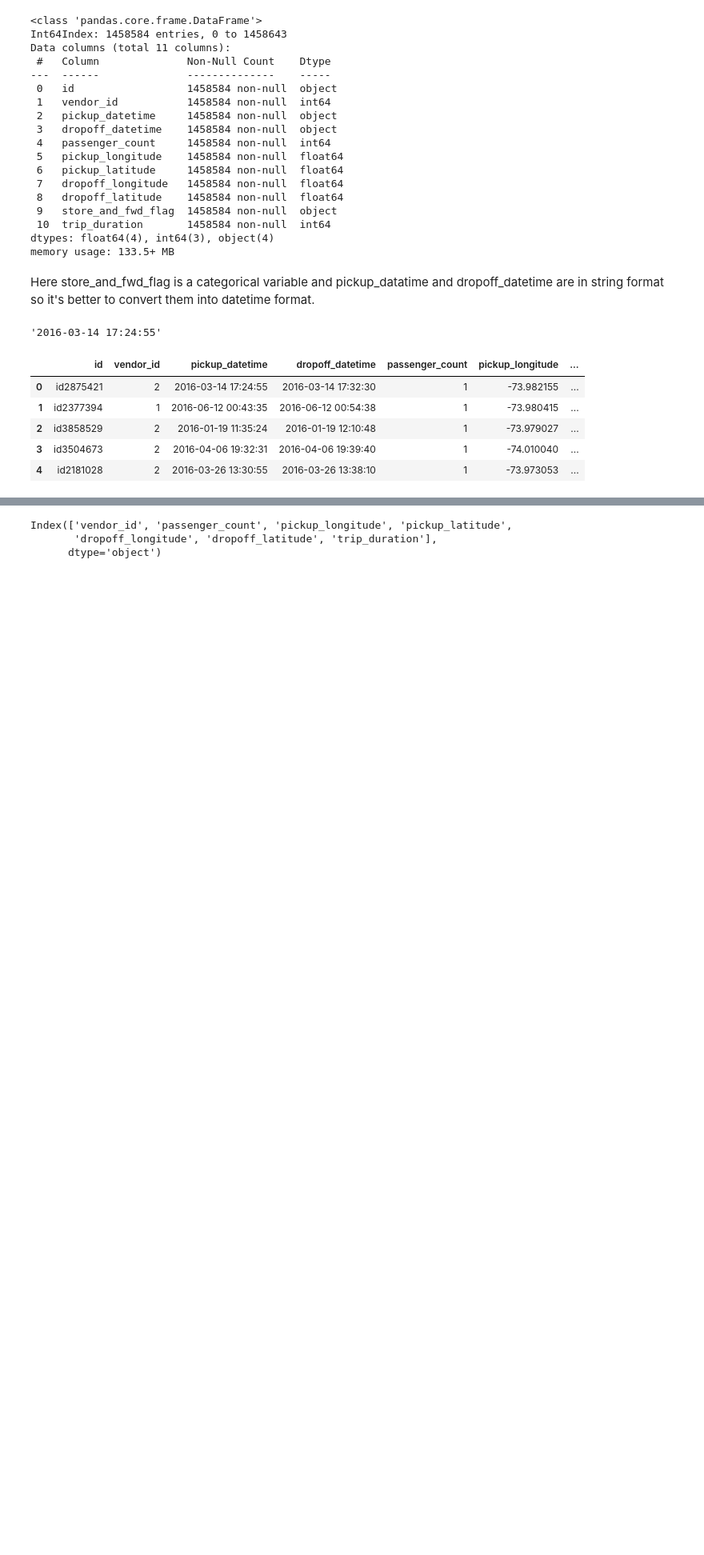
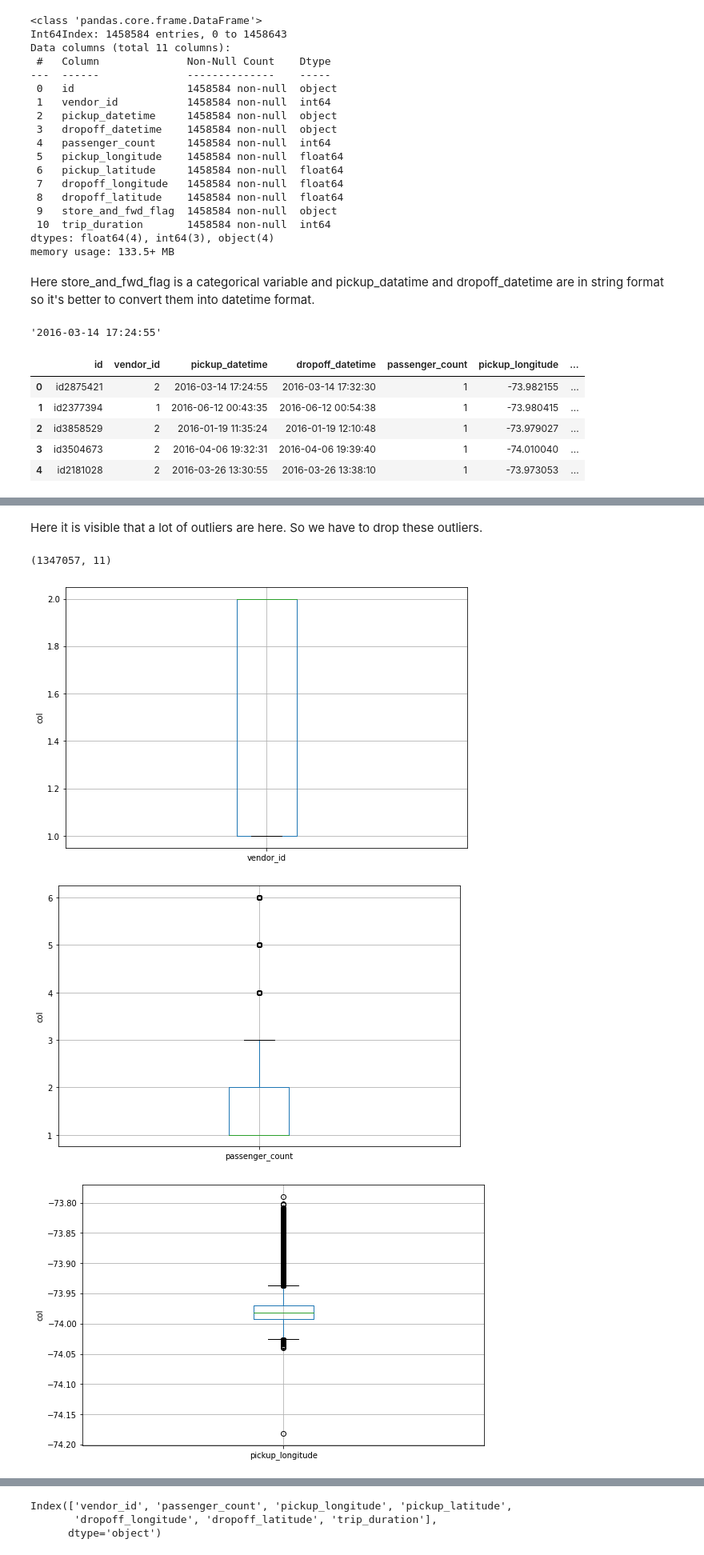
Before and after one commit to jogapritam/Global-Terrorism-Analysis, a Jupyter notebook: NYC_Taxi_Trip_Time_Prediction_Jogapritam_Sahu_.ipynb, the cells around one changed output, grey strips where cells are left out. Shown: that part at 80% size. Cells and saved outputs as stored; diff of their text form; code cells hidden in the pictures; blank space fills up the shorter version.

```diff
--- a/NYC_Taxi_Trip_Time_Prediction_Jogapritam_Sahu_.ipynb
+++ b/NYC_Taxi_Trip_Time_Prediction_Jogapritam_Sahu_.ipynb
@@ -196,0 +217,2 @@ df.head()
+# %% [markdown]
+Here it is visible that a lot of outliers are here. So we have to drop these outliers.
@@ -196,0 +240,15 @@ df.head()
+# %%
+df.shape
+# %% [output]
+(1347057, 11)
+# %%
+for col in df.describe().columns:
+    fig = plt.figure(figsize=(9, 6))
+    ax = fig.gca()
+    df.boxplot(column = col, ax = ax)
+    ax.set_ylabel("col")
+plt.show()
+# %% [output]
+[figure, added]
+[figure, added]
+[figure, added]
```
Also changed, not shown: parts of 40 cells of this notebook.
